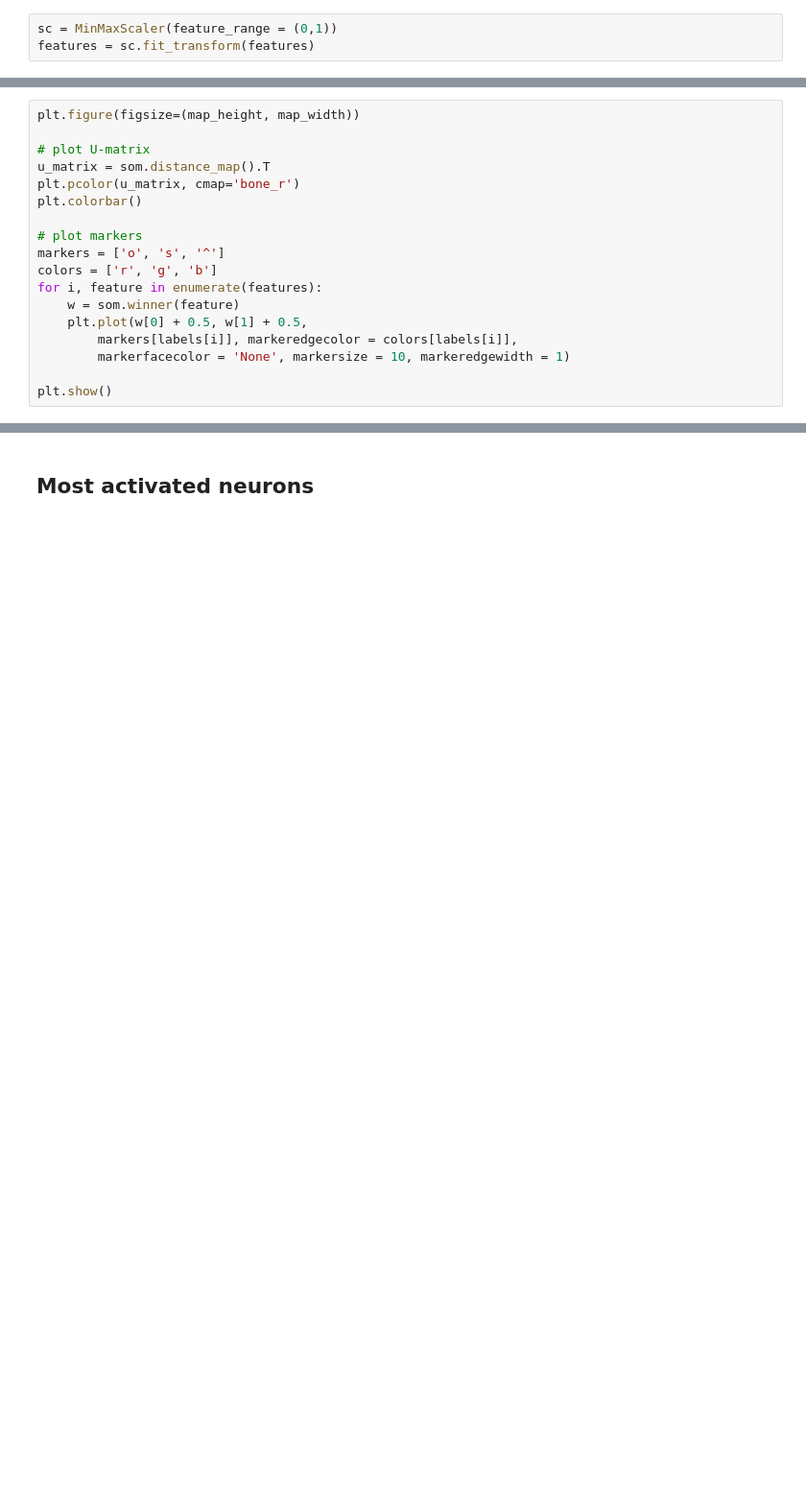
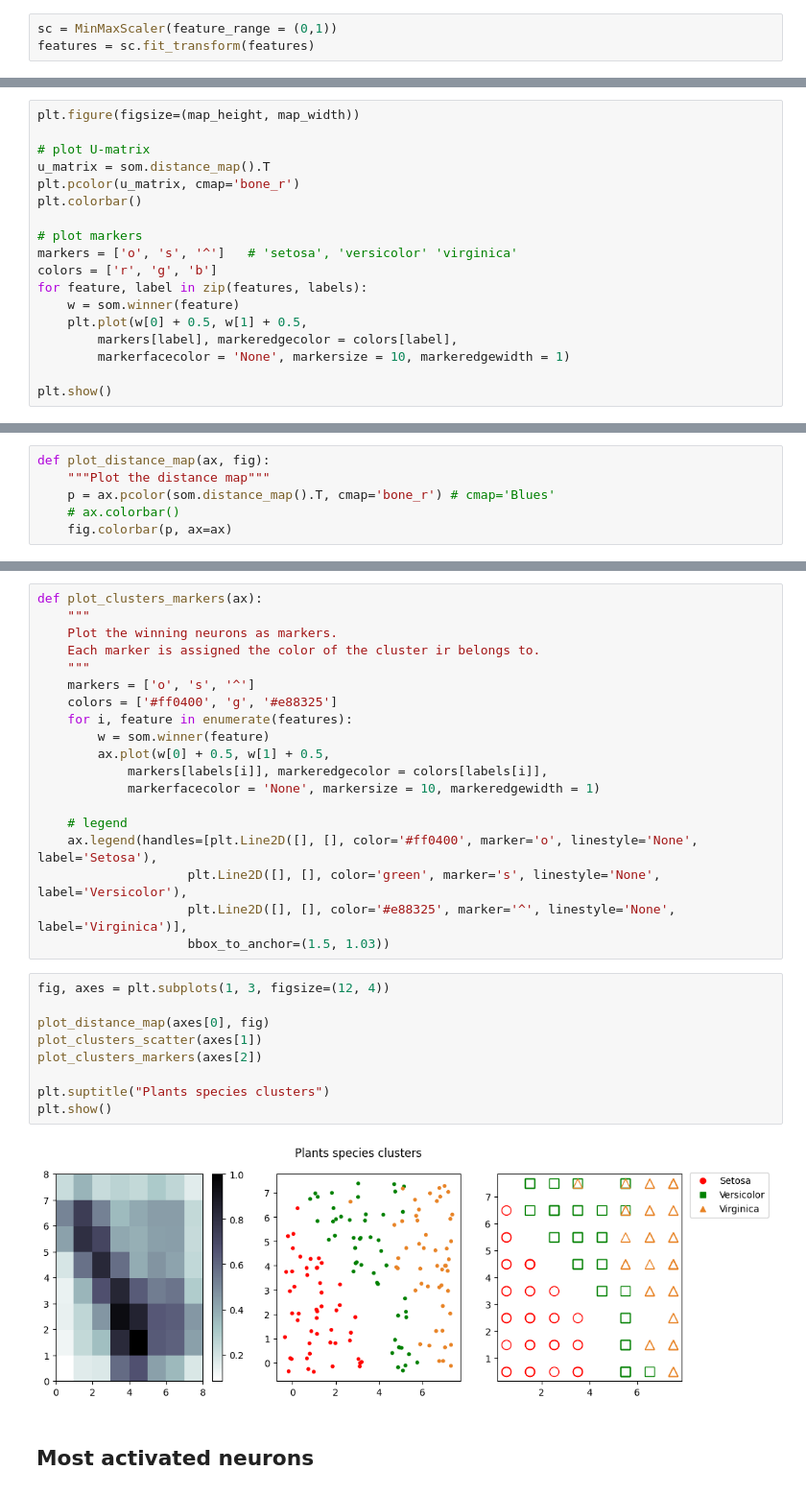
Before and after one commit to BecayeSoft/Machine-Learning, a Jupyter notebook: Deep Learning/SOM/Iris/SOM-Iris.ipynb, the cells around one changed output, grey strips where cells are left out. Shown: that part at 96% size. Saved outputs shown, nothing was run; the diff lists cells and outputs as text; blank space fills up the shorter version.

```diff
--- a/Deep Learning/SOM/Iris/SOM-Iris.ipynb
+++ b/Deep Learning/SOM/Iris/SOM-Iris.ipynb
@@ -64,12 +103,12 @@ plt.pcolor(u_matrix, cmap='bone_r')
 plt.colorbar()
 
 # plot markers
-markers = ['o', 's', '^']
+markers = ['o', 's', '^']   # 'setosa', 'versicolor' 'virginica'
 colors = ['r', 'g', 'b']
-for i, feature in enumerate(features):
+for feature, label in zip(features, labels):
     w = som.winner(feature)
     plt.plot(w[0] + 0.5, w[1] + 0.5,
-        markers[labels[i]], markeredgecolor = colors[labels[i]],
+        markers[label], markeredgecolor = colors[label],
         markerfacecolor = 'None', markersize = 10, markeredgewidth = 1)
 
 plt.show()
@@ -80 +121,7 @@ plt.show()
+# %%
+def plot_distance_map(ax, fig):
+    """Plot the distance map"""
+    p = ax.pcolor(som.distance_map().T, cmap='bone_r') # cmap='Blues'
+    # ax.colorbar()
+    fig.colorbar(p, ax=ax)
 # %%
@@ -100,3 +148,33 @@ plt.show()
+# %%
+def plot_clusters_markers(ax):
+    """
+    Plot the winning neurons as markers.
+    Each marker is assigned the color of the cluster ir belongs to.
+    """
+    markers = ['o', 's', '^']
+    colors = ['#ff0400', 'g', '#e88325']
+    for i, feature in enumerate(features):
+        w = som.winner(feature)
+        ax.plot(w[0] + 0.5, w[1] + 0.5,
+            markers[labels[i]], markeredgecolor = colors[labels[i]],
+            markerfacecolor = 'None', markersize = 10, markeredgewidth = 1)
+
+    # legend
+    ax.legend(handles=[plt.Line2D([], [], color='#ff0400', marker='o', linestyle='None', label='Setosa'),
+                    plt.Line2D([], [], color='green', marker='s', linestyle='None', label='Versicolor'),
+                    plt.Line2D([], [], color='#e88325', marker='^', linestyle='None', label='Virginica')],
+                    bbox_to_anchor=(1.5, 1.03))
+# %%
+fig, axes = plt.subplots(1, 3, figsize=(12, 4))
+
+plot_distance_map(axes[0], fig)
+plot_clusters_scatter(axes[1])
+plot_clusters_markers(axes[2])
+
+plt.suptitle("Plants species clusters")
+plt.show()
+# %% [output]
+[figure, added]
 # %% [markdown]
 ## Most activated neurons
 # %%
```
Also changed, not shown: parts of 21 cells of this notebook, 2 other files.
